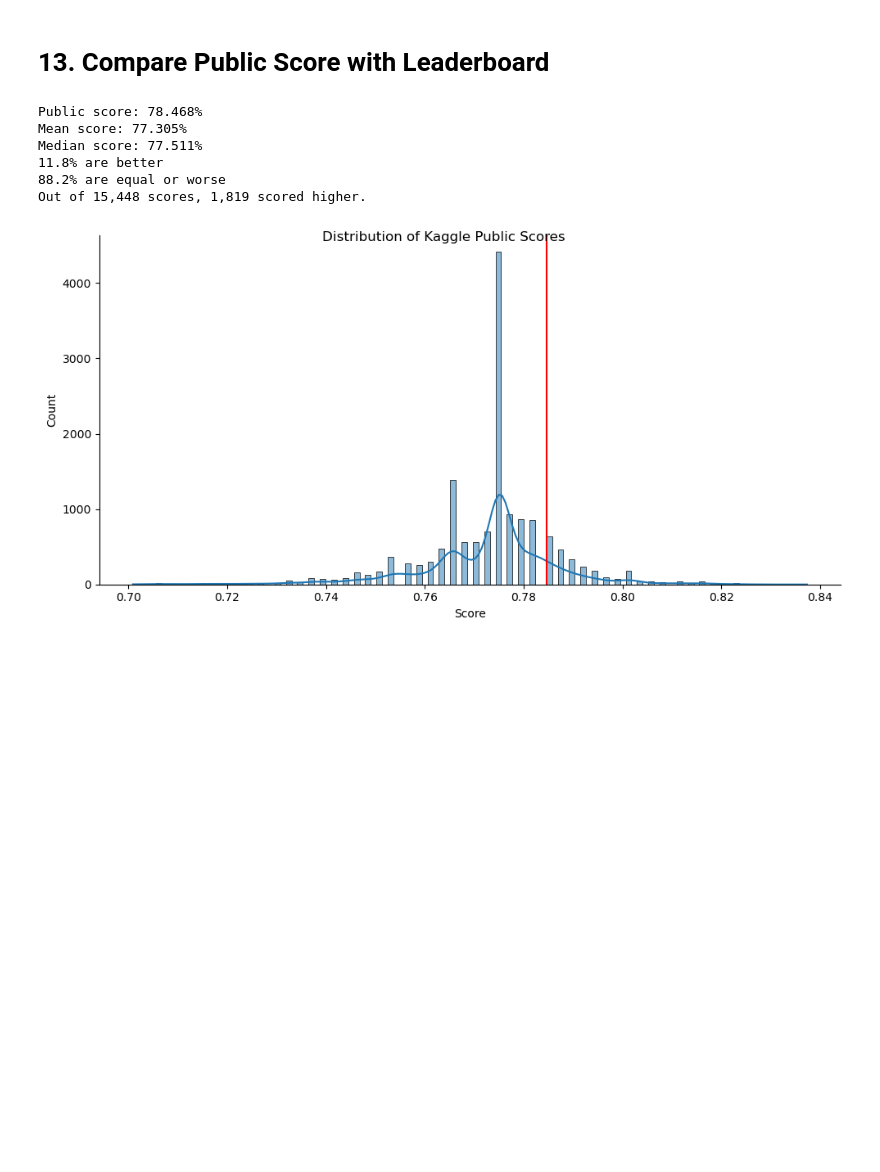
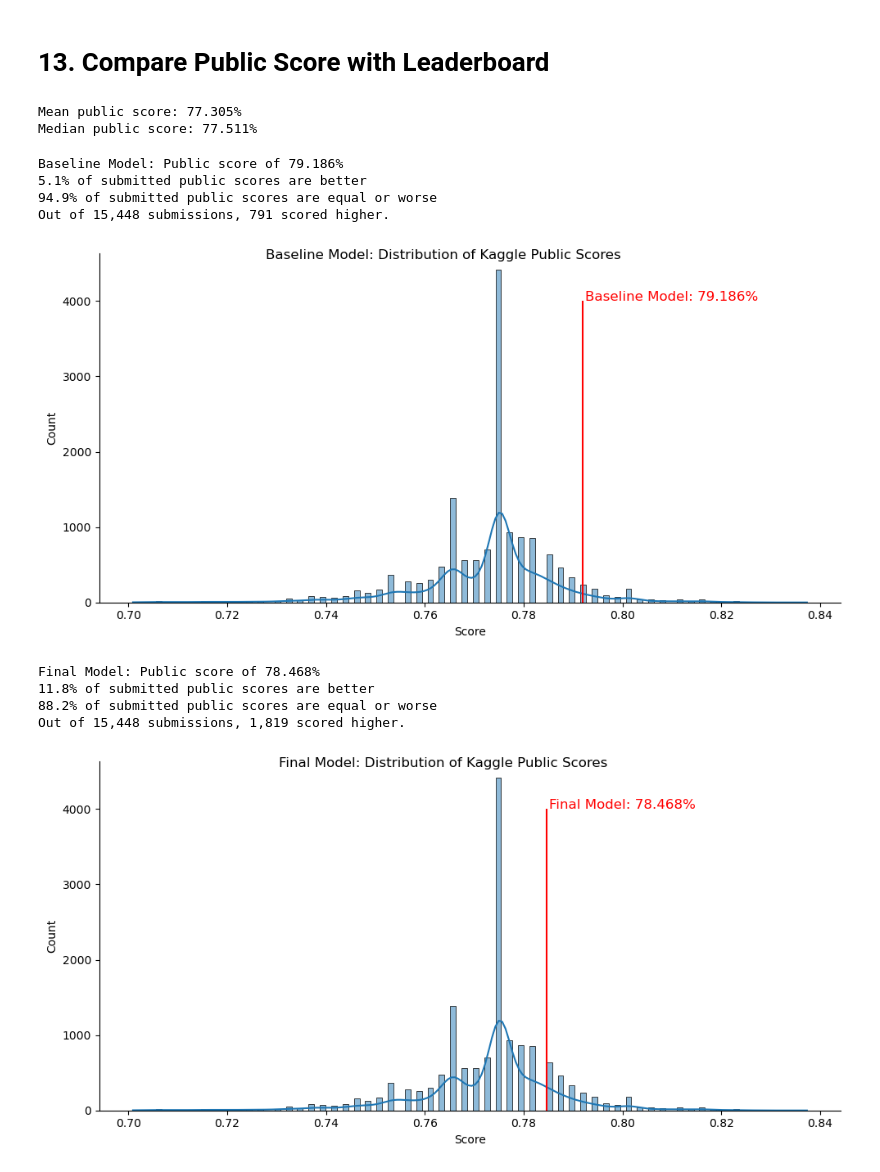
Before and after one commit to andrsanc/Titanic, a Jupyter notebook: Titanic_Survival.ipynb, the cells around one changed output. Drawn from its saved outputs; the diff is of its cells as text; code cells hidden in the pictures; blank space fills up the shorter version.

Commit message:
added final model

```diff
--- a/Titanic_Survival.ipynb
+++ b/Titanic_Survival.ipynb
@@ -2115,36 +2096,43 @@ Successfully submitted to Titanic - Machine Learning from Disaster
 # %% [markdown]
 # 13. Compare Public Score with Leaderboard
+# %%
+scores_df = pd.read_csv(kaggle_path + '/titanic-leaderboard/titanic-publicleaderboard-2025-11-28T01-56-53.csv')
+scores_df = scores_df[(scores_df['Score'] >= 0.70) & (scores_df['Score'] <= 0.85)].reset_index(drop = True)
+total_scores = scores_df.shape[0]
+
+print('Mean public score: ' + "{:.3%}".format(scores_df['Score'].mean()))
+print('Median public score: ' + "{:.3%}".format(scores_df['Score'].median()))
+# %% [output]
+Mean public score: 77.305%
+Median public score: 77.511%
 # %%
-public_score = 0.78468
+for mn, ps in zip(['Baseline Model', 'Final Model'], [0.79186, 0.78468]):
+    better_scores = scores_df[scores_df['Score'] > ps].shape[0]
+    worse_scores = scores_df[scores_df['Score'] <= ps].shape[0]
+    score_pct = better_scores / total_scores
+    public_score_text = "{:.3%}".format(ps)
+    print(mn + ': Public score of ' + public_score_text)
+    print("{:.1%}".format(better_scores / total_scores) + ' of submitted public scores are better')
+    print("{:.1%}".format(worse_scores / total_scores) + ' of submitted public scores are equal or worse')
+    print('Out of ' + "{:,}".format(total_scores) + ' submissions, ' + "{:,}".format(better_scores) + ' scored higher.')
 
-scores_df = pd.read_csv(kaggle_path + '/titanic-leaderboard/titanic-publicleaderboard-2025-11-28T01-56-53.csv')
-scores_df = scores_df[(scores_df['Score'] >= 0.70) & (scores_df['Score'] <= 0.85)].reset_index(drop = True)
-
-total_scores = scores_df.shape[0]
-better_scores = scores_df[scores_df['Score'] > public_score].shape[0]
-worse_scores = scores_df[scores_df['Score'] <= public_score].shape[0]
-score_pct = better_scores / total_scores
-
-print('Public score: ' + "{:.3%}".format(public_score))
-print('Mean score: ' + "{:.3%}".format(scores_df['Score'].mean()))
-print('Median score: ' + "{:.3%}".format(scores_df['Score'].median()))
-print("{:.1%}".format(better_scores / total_scores) + ' are better')
-print("{:.1%}".format(worse_scores / total_scores) + ' are equal or worse')
-print('Out of ' + "{:,}".format(total_scores) + ' scores, ' + "{:,}".format(better_scores) + ' scored higher.')
-
-sns.displot(data = scores_df,
-            x = 'Score',
-            kde = True,
-            height = 5,
-            aspect = 2)
-plt.axvline(x = public_score, color = 'red')
-plt.suptitle('Distribution of Kaggle Public Scores')
-plt.show()
+    sns.displot(data = scores_df,
+                x = 'Score',
+                kde = True,
+                height = 5,
+                aspect = 2)
+    plt.suptitle(mn + ': Distribution of Kaggle Public Scores')
+    plt.text(x = ps + 0.0005, y = 4000, s = mn + ": " + public_score_text, fontsize = 12, color = 'red')
+    plt.vlines(x = ps, ymin = 0, ymax = 4000, colors = 'red')
+    plt.show()
 # %% [output]
-Public score: 78.468%
-Mean score: 77.305%
-Median score: 77.511%
-11.8% are better
-88.2% are equal or worse
-Out of 15,448 scores, 1,819 scored higher.
+Baseline Model: Public score of 79.186%
+5.1% of submitted public scores are better
+94.9% of submitted public scores are equal or worse
+Out of 15,448 submissions, 791 scored higher.
-[figure, old version]
+[figure, new version]
+Final Model: Public score of 78.468%
+11.8% of submitted public scores are better
+88.2% of submitted public scores are equal or worse
+Out of 15,448 submissions, 1,819 scored higher.
+[figure, added]
```
Also changed, not shown: parts of 16 cells of this notebook, 3 other files.
